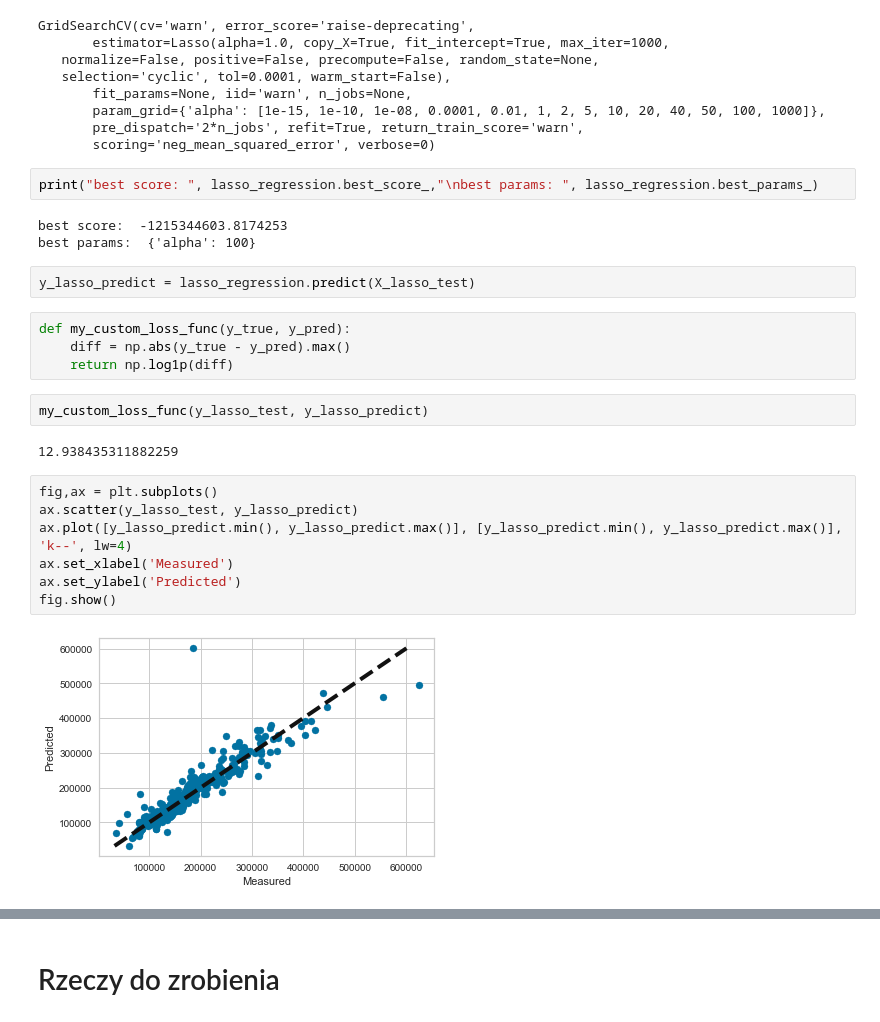
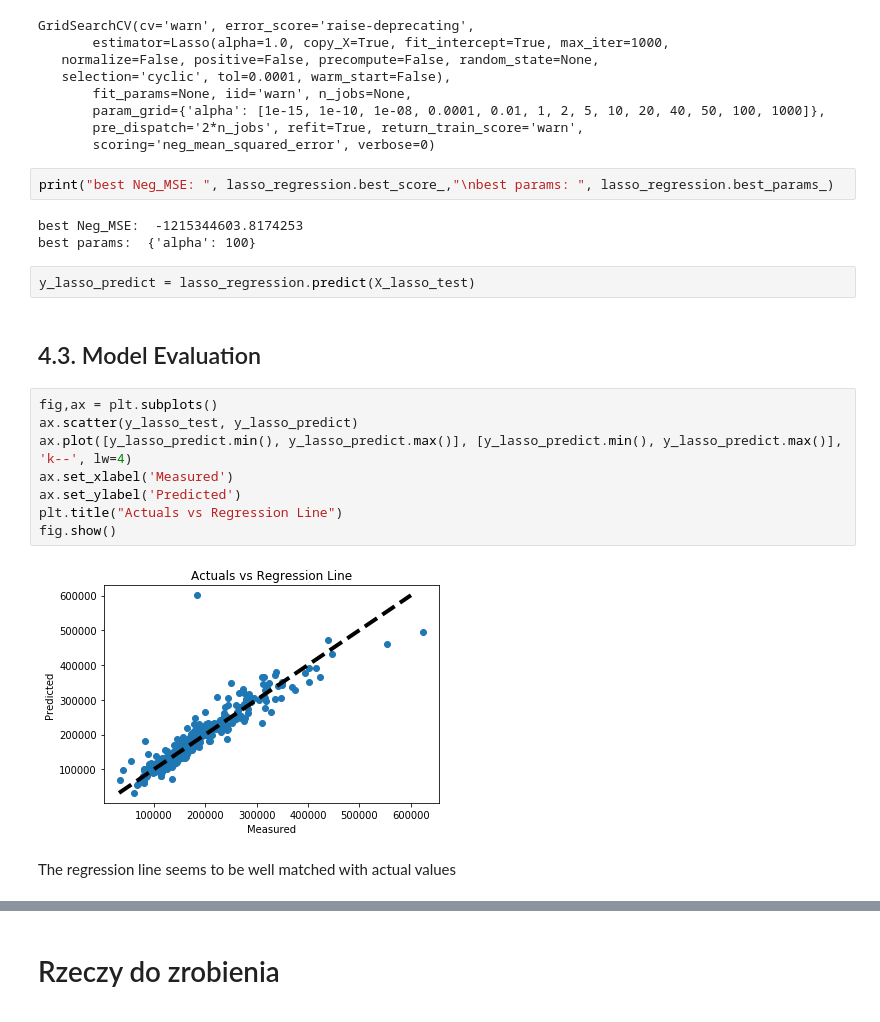
Before and after one commit to GIKroch/ML_small_dataset, a Jupyter notebook: ML_small_ds_v03.ipynb, the cells around one changed output, grey strips where cells are left out. Drawn from its saved outputs; the diff is of its cells as text.

```diff
--- a/ML_small_ds_v03.ipynb
+++ b/ML_small_ds_v03.ipynb
@@ -361,28 +362,25 @@ GridSearchCV(cv='warn', error_score='raise-deprecating',
        pre_dispatch='2*n_jobs', refit=True, return_train_score='warn',
        scoring='neg_mean_squared_error', verbose=0)
 # %%
-print("best score: ", lasso_regression.best_score_,"\nbest params: ", lasso_regression.best_params_)
+print("best Neg_MSE: ", lasso_regression.best_score_,"\nbest params: ", lasso_regression.best_params_)
 # %% [output]
-best score:  -1215344603.8174253
+best Neg_MSE:  -1215344603.8174253
 best params:  {'alpha': 100}
 # %%
 y_lasso_predict = lasso_regression.predict(X_lasso_test)
-# %%
-def my_custom_loss_func(y_true, y_pred):
-    diff = np.abs(y_true - y_pred).max()
-    return np.log1p(diff)
-# %%
-my_custom_loss_func(y_lasso_test, y_lasso_predict)
-# %% [output]
-12.938435311882259
+# %% [markdown]
+## 4.3. Model Evaluation
 # %%
 fig,ax = plt.subplots()
 ax.scatter(y_lasso_test, y_lasso_predict)
 ax.plot([y_lasso_predict.min(), y_lasso_predict.max()], [y_lasso_predict.min(), y_lasso_predict.max()], 'k--', lw=4)
 ax.set_xlabel('Measured')
 ax.set_ylabel('Predicted')
+plt.title("Actuals vs Regression Line")
 fig.show()
 # %% [output]
-[figure, old version]
+[figure, new version]
+# %% [markdown]
+The regression line seems to be well matched with actual values
 # %%
 plt.scatter(*zip(*list(enumerate(y_lasso_test))), c = "orange")
```
Also changed, not shown: parts of 31 cells of this notebook.
